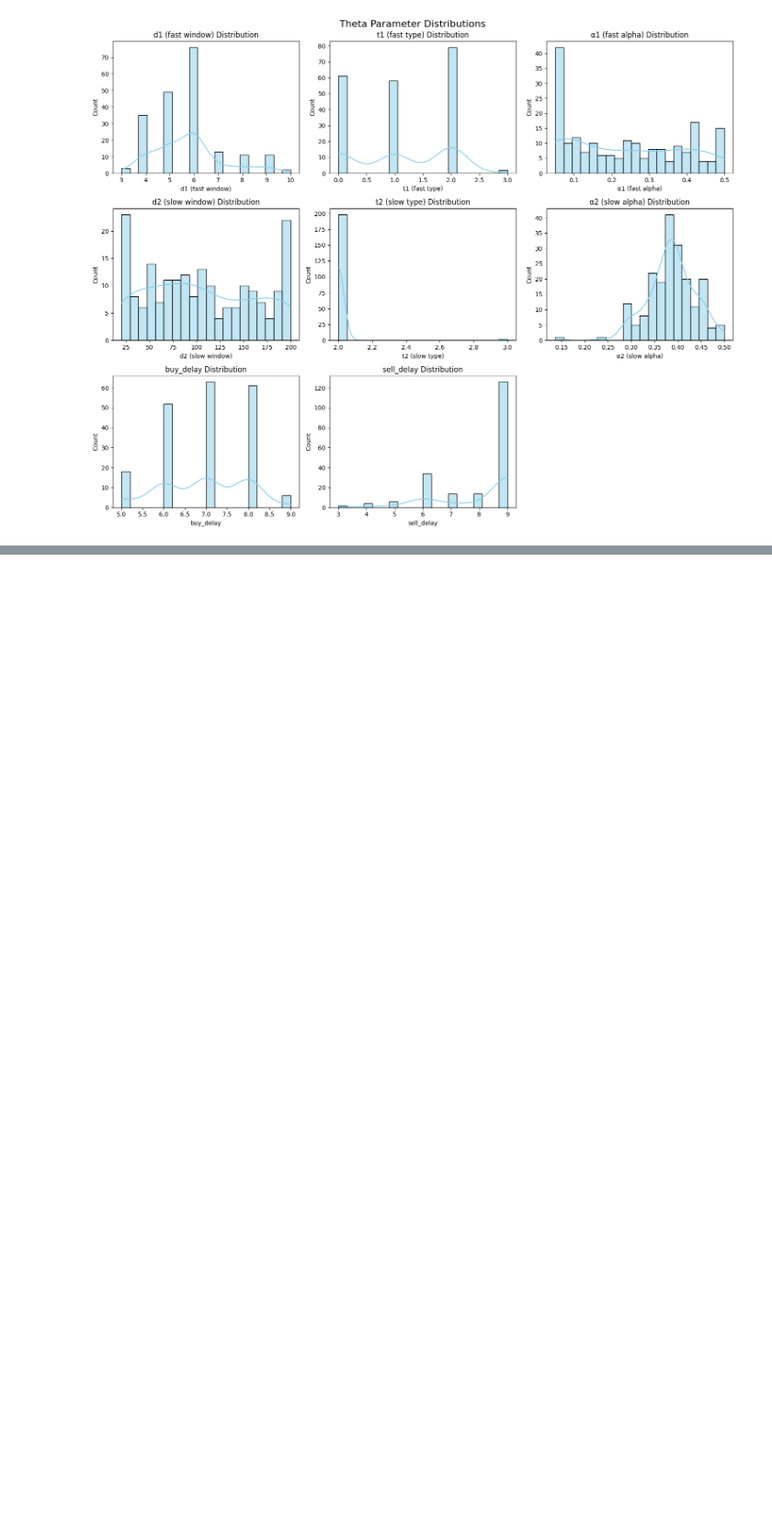
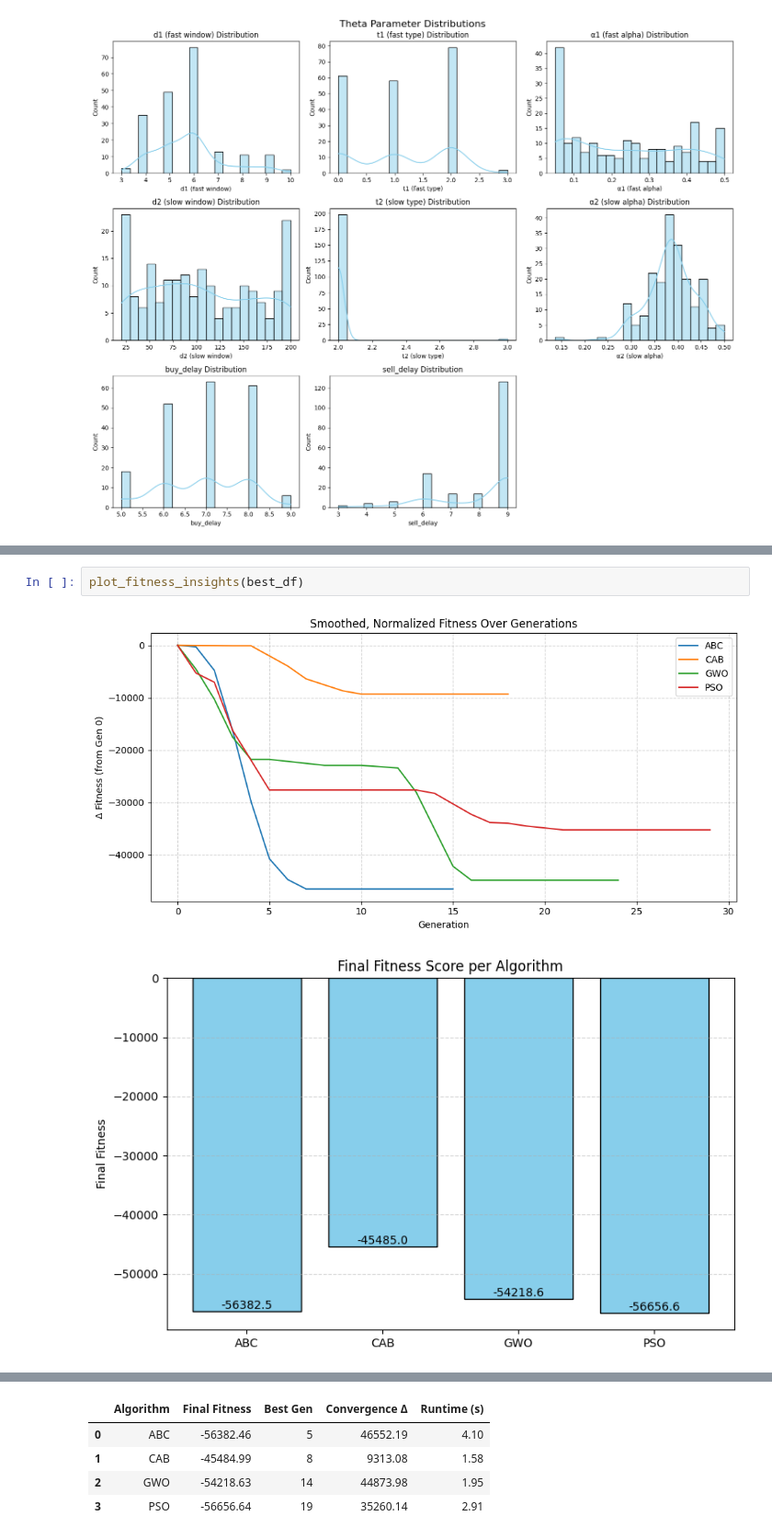
Before and after one commit to Tarnage/crypto_optimiser, a Jupyter notebook: load_best_from_folder.ipynb, the cells around one changed output, grey strips where cells are left out. Shown: that part at 92% size. Saved outputs shown, nothing was run; the diff lists cells and outputs as text; blank space fills up the shorter version.

Commit message:
added more insights

```diff
--- a/load_best_from_folder.ipynb
+++ b/load_best_from_folder.ipynb
@@ -229,0 +285,5 @@ plot_theta_distribution(best_df)
+# %%
+plot_fitness_insights(best_df)
+# %% [output]
+[figure, added]
+[figure, added]
@@ -229,0 +291,5 @@ plot_theta_distribution(best_df)
+|  | Algorithm | Final Fitness | Best Gen | Convergence Δ | Runtime (s) |
+| 0 | ABC | -56382.46 | 5 | 46552.19 | 4.10 |
+| 1 | CAB | -45484.99 | 8 | 9313.08 | 1.58 |
+| 2 | GWO | -54218.63 | 14 | 44873.98 | 1.95 |
+| 3 | PSO | -56656.64 | 19 | 35260.14 | 2.91 |
```
Also changed, not shown: parts of 12 cells of this notebook, 6 other files.
